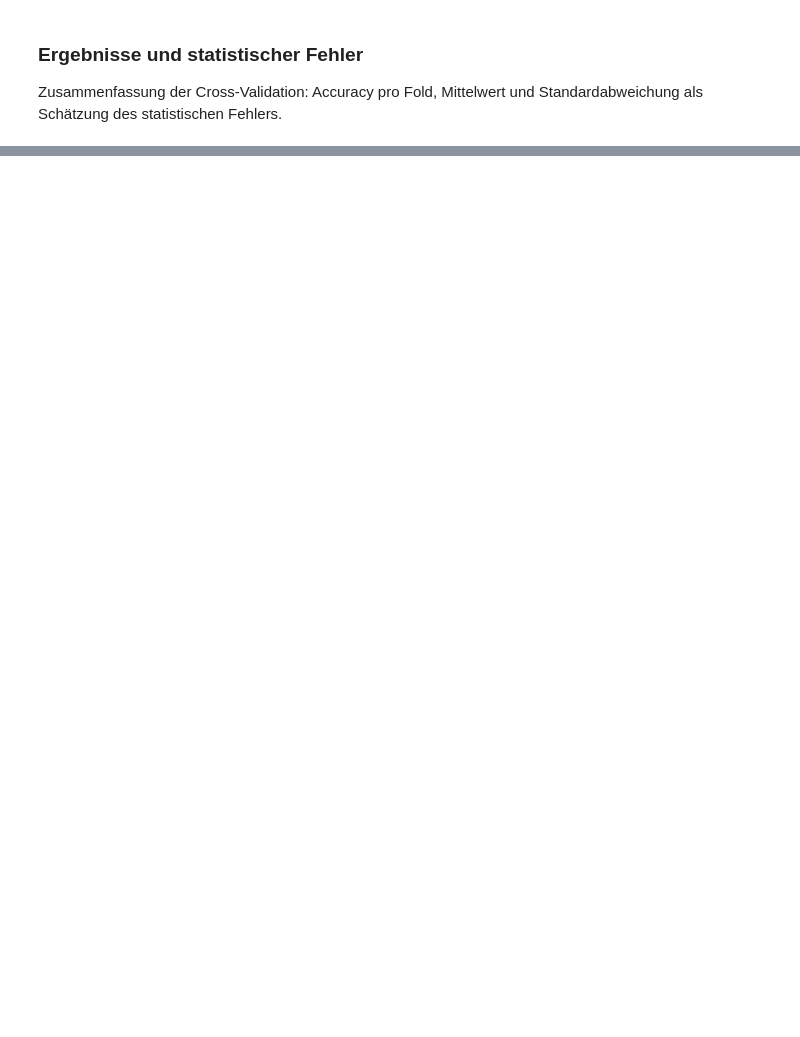
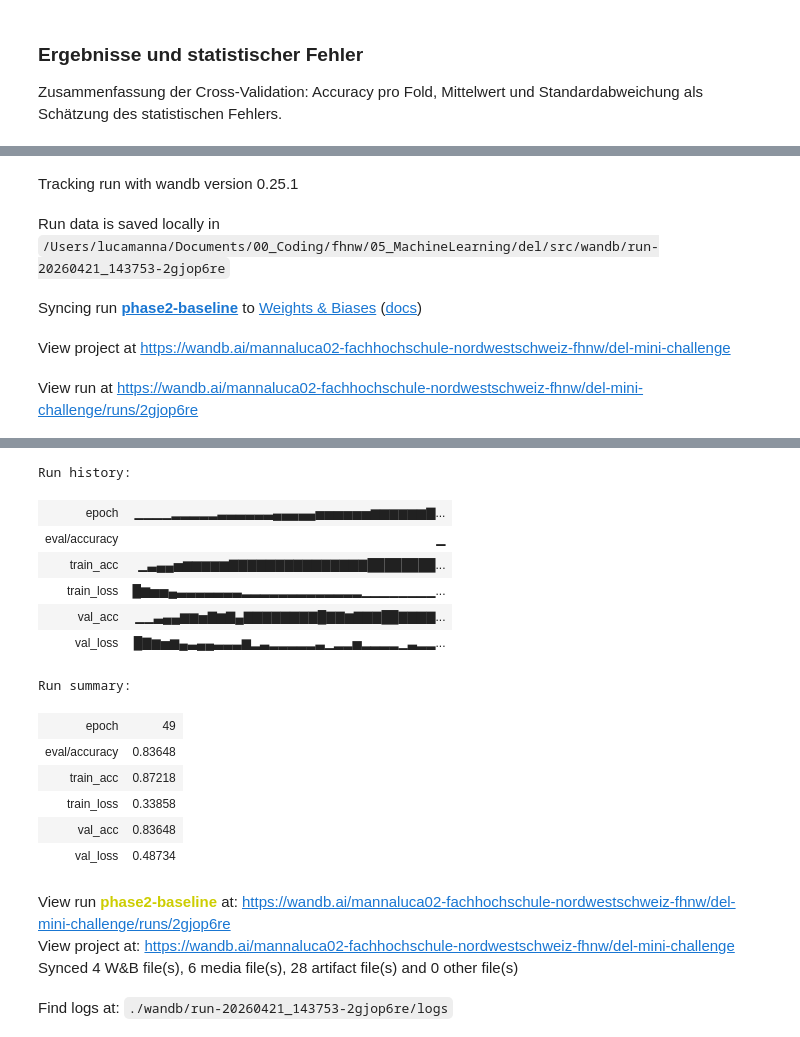
Before and after one commit to mannaluca02/del, a Jupyter notebook: src/00_first_model.ipynb, the cells around one changed output, grey strips where cells are left out. Cells and saved outputs as stored; diff of their text form; code cells hidden in the pictures; blank space fills up the shorter version.

```diff
--- a/src/00_first_model.ipynb
+++ b/src/00_first_model.ipynb
@@ -1761,0 +1806,45 @@ View run at https://wandb.ai/mannaluca02-fachhochschule-nordwestschweiz-fhnw/del
+# %%
+# Phase 2 Baseline: wird einmal trainiert und als Referenz fuer alle Hypothesen verwendet.
+PHASE2_EPOCHS = 50
+
+run = wandb.init(
+    project="del-mini-challenge",
+    name="phase2-baseline",
+    config={
+        "architecture": "BaseCNN",
+        "optimizer": "SGD",
+        "lr": best_lr,
+        "momentum": 0.0,
+        "batch_size": best_bs,
+        "epochs": PHASE2_EPOCHS,
+        "experiment": "phase2-baseline",
+    },
+    reinit=True,
+)
+
+model_phase2_base = BaseCNN(NUM_CLASSES).to(device)
+optimizer_phase2_base = optim.SGD(model_phase2_base.parameters(), lr=best_lr)
+
+history_phase2_base = train_model(
+    model_phase2_base,
+    train_loader,
+    val_loader,
+    criterion,
+    optimizer_phase2_base,
+    device,
+    epochs=PHASE2_EPOCHS,
+)
+
+results_phase2_base = evaluate_model(
+    model_phase2_base,
+    val_loader,
+    CLASS_NAMES,
+    device,
+    channel_mean,
+    channel_std,
+)
+
+peak_val_acc_base = max(history_phase2_base["val_acc"])
+print(f"\nPhase 2 Baseline Peak Val Accuracy: {peak_val_acc_base:.4f}")
+wandb.finish()
+# %% [output]
@@ -1761,0 +1852,5 @@ View run at https://wandb.ai/mannaluca02-fachhochschule-nordwestschweiz-fhnw/del
+Tracking run with wandb version 0.25.1
+Run data is saved locally in /Users/lucamanna/Documents/00_Coding/fhnw/05_MachineLearning/del/src/wandb/run-20260421_143753-2gjop6re
+Syncing run phase2-baseline to Weights & Biases (docs)
+View project at https://wandb.ai/mannaluca02-fachhochschule-nordwestschweiz-fhnw/del-mini-challenge
+View run at https://wandb.ai/mannaluca02-fachhochschule-nordwestschweiz-fhnw/del-mini-challenge/runs/2gjop6re
@@ -1761,0 +1875,18 @@ View run at https://wandb.ai/mannaluca02-fachhochschule-nordwestschweiz-fhnw/del
+Run history:
+| epoch | ▁▁▁▁▂▂▂▂▂▃▃▃▃▃▃▄▄▄▄▄▅▅▅▅▅▅▆▆▆▆▆▆▇... |
+| eval/accuracy | ▁ |
+| train_acc | ▁▃▄▄▅▆▆▆▆▆▇▇▇▇▇▇▇▇▇▇▇▇▇▇▇████████... |
+| train_loss | █▆▅▅▄▃▃▃▃▃▃▃▂▂▂▂▂▂▂▂▂▂▂▂▂▁▁▁▁▁▁▁▁... |
+| val_acc | ▁▁▃▄▄▆▆▅▇▆▇▄▇▇▇▇▇▇▇▇█▇▇▆▇▇▇██▇▇▇▇... |
+| val_loss | █▇▆▅▆▄▃▄▄▃▃▃▆▂▃▂▂▂▂▂▃▁▂▂▅▂▂▂▂▁▃▂▂... |
+Run summary:
+| epoch | 49 |
+| eval/accuracy | 0.83648 |
+| train_acc | 0.87218 |
+| train_loss | 0.33858 |
+| val_acc | 0.83648 |
+| val_loss | 0.48734 |
+View run phase2-baseline at: https://wandb.ai/mannaluca02-fachhochschule-nordwestschweiz-fhnw/del-mini-challenge/runs/2gjop6re
+View project at: https://wandb.ai/mannaluca02-fachhochschule-nordwestschweiz-fhnw/del-mini-challenge
+Synced 4 W&B file(s), 6 media file(s), 28 artifact file(s) and 0 other file(s)
+Find logs at: ./wandb/run-20260421_143753-2gjop6re/logs
```
Also changed, not shown: parts of 35 cells of this notebook, 1 other file.
